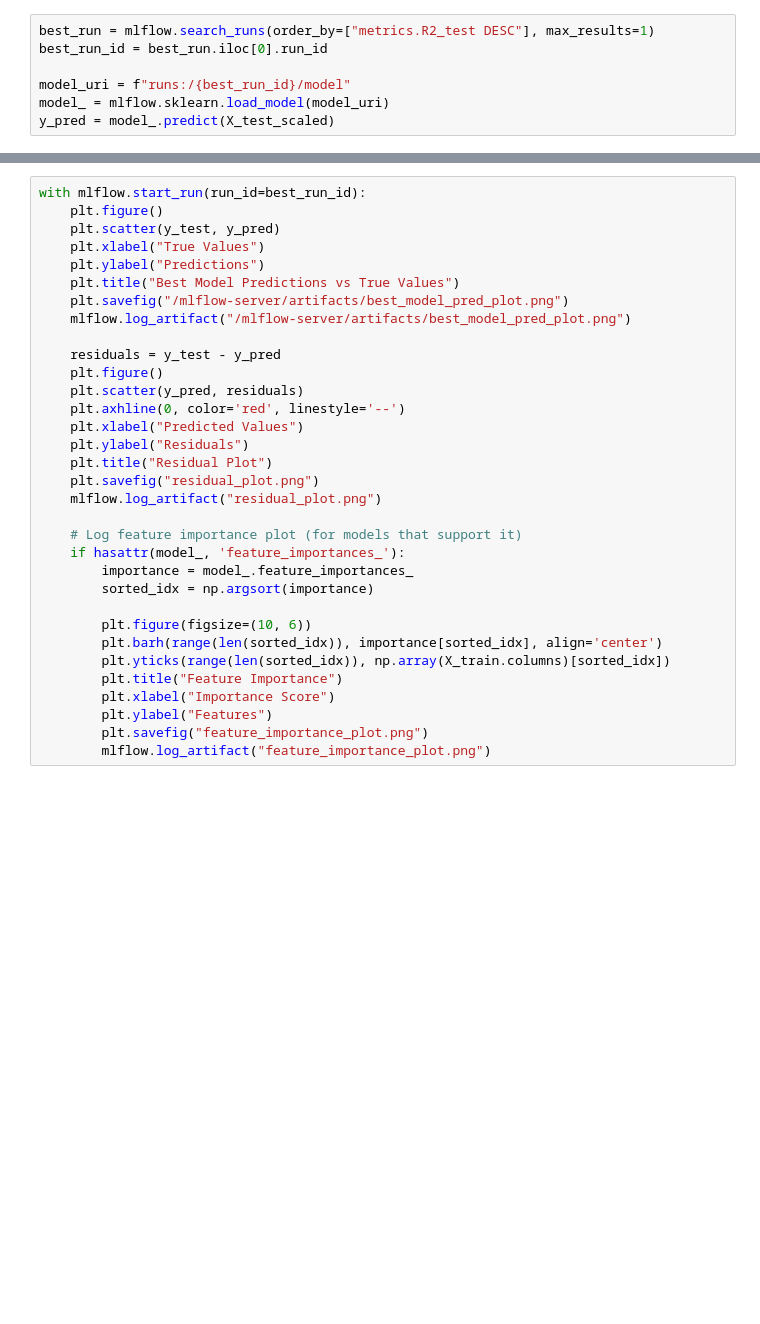
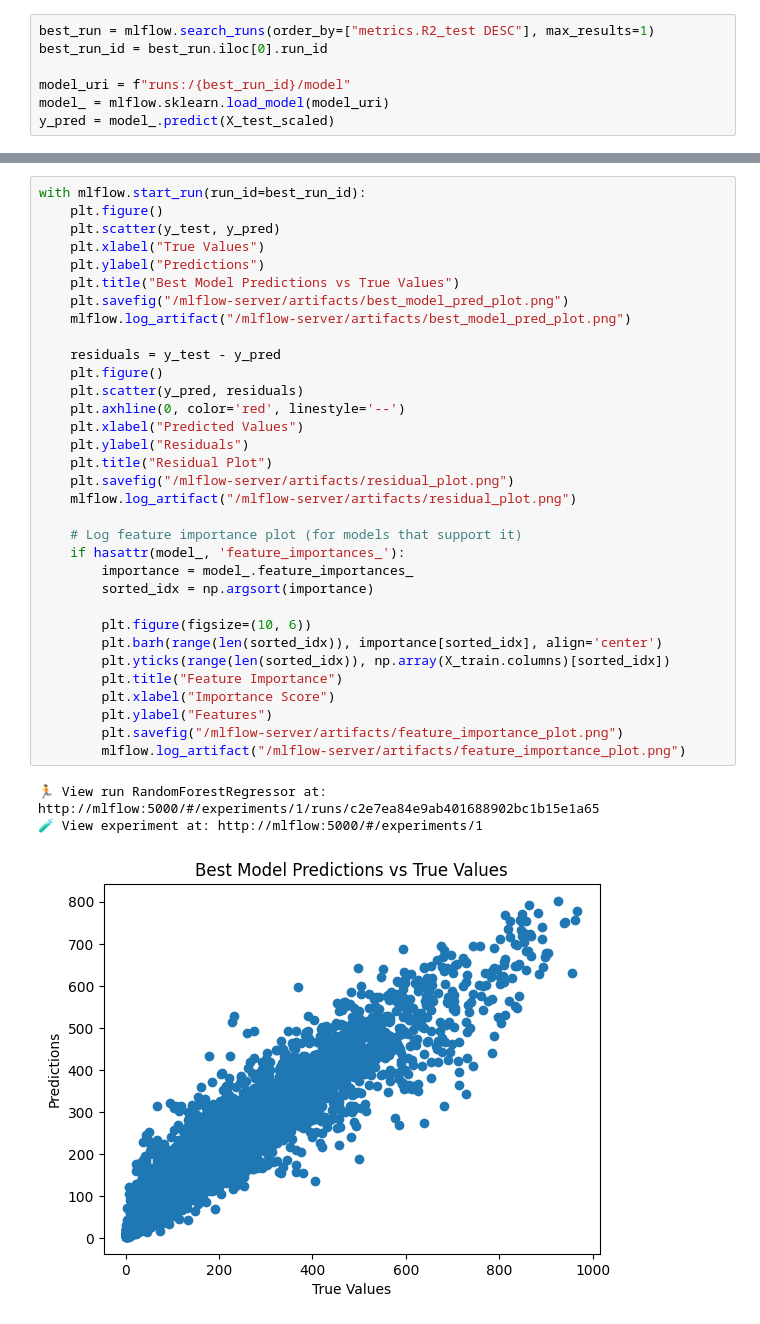
Before and after one commit to sofaque/ml_course, a Jupyter notebook: 3_experiment_tracking/regr.ipynb, the cells around one changed output, grey strips where cells are left out. Cells and saved outputs as stored; diff of their text form; blank space fills up the shorter version.

Commit message:
volume, best model artifacts path

```diff
--- a/3_experiment_tracking/regr.ipynb
+++ b/3_experiment_tracking/regr.ipynb
@@ -187,33 +214,37 @@ mlflow.register_model(model_uri, "best_model")
 # %%
 with mlflow.start_run(run_id=best_run_id):
     plt.figure()
     plt.scatter(y_test, y_pred)
     plt.xlabel("True Values")
     plt.ylabel("Predictions")
     plt.title("Best Model Predictions vs True Values")
     plt.savefig("/mlflow-server/artifacts/best_model_pred_plot.png")
     mlflow.log_artifact("/mlflow-server/artifacts/best_model_pred_plot.png")
 
     residuals = y_test - y_pred
     plt.figure()
     plt.scatter(y_pred, residuals)
     plt.axhline(0, color='red', linestyle='--')
     plt.xlabel("Predicted Values")
     plt.ylabel("Residuals")
     plt.title("Residual Plot")
-    plt.savefig("residual_plot.png")
-    mlflow.log_artifact("residual_plot.png")
+    plt.savefig("/mlflow-server/artifacts/residual_plot.png")
+    mlflow.log_artifact("/mlflow-server/artifacts/residual_plot.png")
 
     # Log feature importance plot (for models that support it)
     if hasattr(model_, 'feature_importances_'):
         importance = model_.feature_importances_
         sorted_idx = np.argsort(importance)
 
         plt.figure(figsize=(10, 6))
         plt.barh(range(len(sorted_idx)), importance[sorted_idx], align='center')
         plt.yticks(range(len(sorted_idx)), np.array(X_train.columns)[sorted_idx])
         plt.title("Feature Importance")
         plt.xlabel("Importance Score")
         plt.ylabel("Features")
-        plt.savefig("feature_importance_plot.png")
-        mlflow.log_artifact("feature_importance_plot.png")
+        plt.savefig("/mlflow-server/artifacts/feature_importance_plot.png")
+        mlflow.log_artifact("/mlflow-server/artifacts/feature_importance_plot.png")
+# %% [output]
+🏃 View run RandomForestRegressor at: http://mlflow:5000/#/experiments/1/runs/c2e7ea84e9ab401688902bc1b15e1a65
+🧪 View experiment at: http://mlflow:5000/#/experiments/1
+[figure, added]
```
Also changed, not shown: parts of 3 cells of this notebook, 4 other files.
